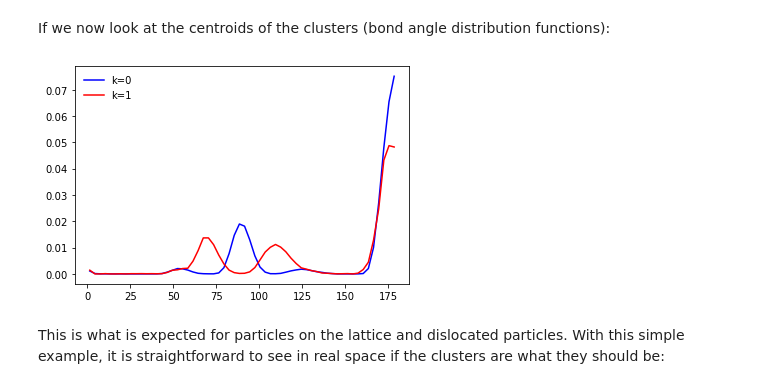
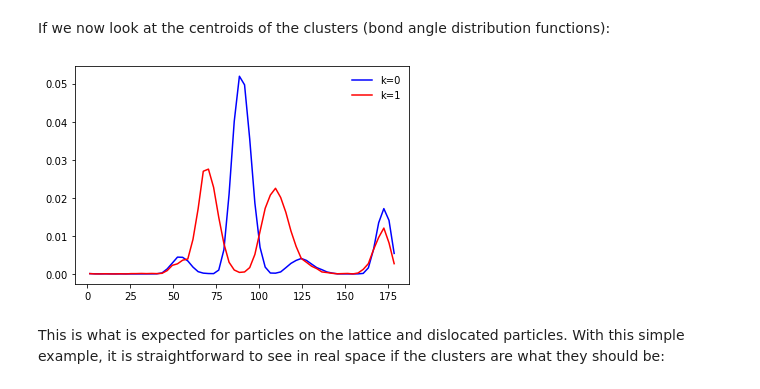
Before and after one commit to jorisparet/partycls, a Jupyter notebook: tutorial/2_workflow.ipynb, the cells around one changed output. Drawn from its saved outputs; the diff is of its cells as text; code cells hidden in the pictures.

```diff
--- a/tutorial/2_workflow.ipynb
+++ b/tutorial/2_workflow.ipynb
@@ -180,16 +186,20 @@ plt.show()
 # %% [markdown]
 If we now look at the centroids of the clusters (bond angle distribution functions):
 # %%
+# grid and centroids
 theta = D_ba.grid
-q_k = xtal_wf.clustering.centroids(X)
-norm_ba = D_ba.normalize_sin
+C_k = xtal_wf.clustering.centroids(X)
 
-plt.plot(theta, norm_ba(q_k[0]), c='b', label='k=0')
-plt.plot(theta, norm_ba(q_k[1]), c='r', label='k=1')
+# make centroids normalized bond angle distributions
+q_0 = D_ba.normalize(C_k[0], method='sin')
+q_1 = D_ba.normalize(C_k[1], method='sin')
+
+plt.plot(theta, q_0, c='b', label='k=0')
+plt.plot(theta, q_1, c='r', label='k=1')
 plt.legend(frameon=False)
 plt.show()
 # %% [output]
-[figure, old version]
+[figure, new version]
 # %% [markdown]
 This is what is expected for particles on the lattice and dislocated particles. With this simple example, it is straightforward to see in real space if the clusters are what they should be:
 # %%
```
Also changed, not shown: parts of 4 cells of this notebook, 5 other files.
